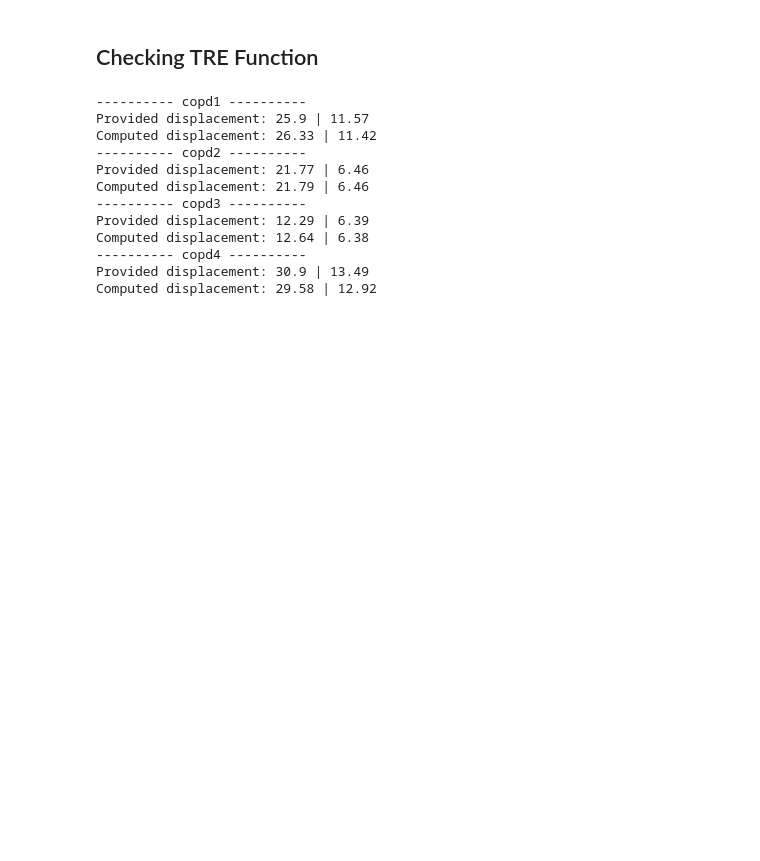
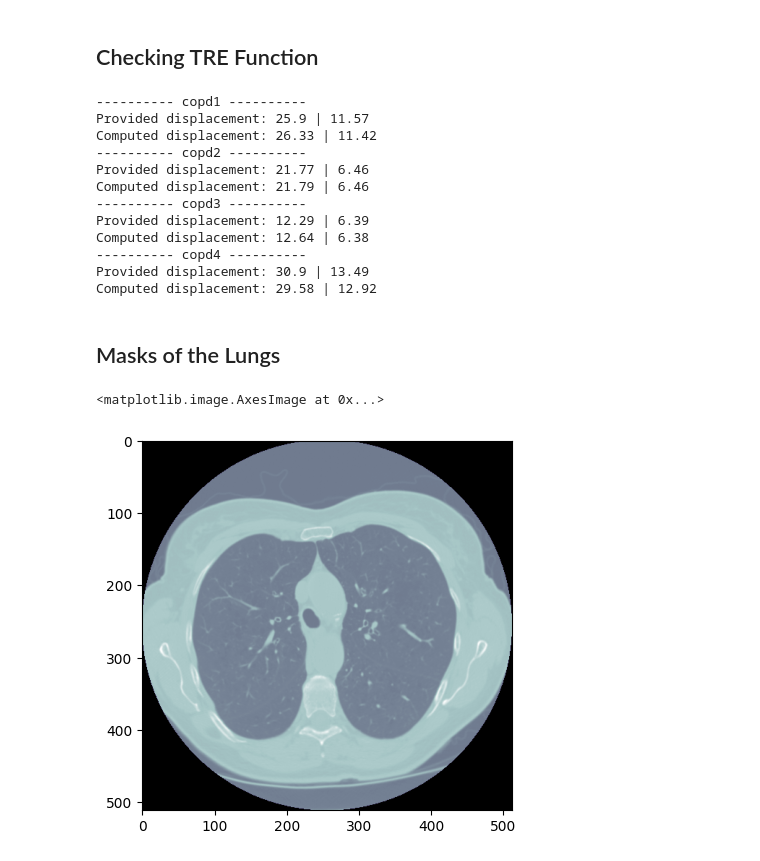
Before and after one commit to EdAlita/lung_registration, a Jupyter notebook: noteebooks/01_dataset.ipynb, the cells around one changed output. Cells and saved outputs as stored; diff of their text form; code cells hidden in the pictures; blank space fills up the shorter version.

Commit message:
Changes to produce masks

```diff
--- a/noteebooks/01_dataset.ipynb
+++ b/noteebooks/01_dataset.ipynb
@@ -57,3 +60,14 @@ Computed displacement: 12.64 | 6.38
 ---------- copd4 ----------
 Provided displacement: 30.9 | 13.49
 Computed displacement: 29.58 | 12.92
+# %% [markdown]
+## Masks of the Lungs
+# %%
+import matplotlib.pyplot as plt
+sample = data.iloc[0]
+img = sitk.GetArrayFromImage(sitk.ReadImage(sample['i_img_path']))
+# %%
+plt.imshow(img[40,:,:],cmap=plt.cm.bone)
+# %% [output]
+<matplotlib.image.AxesImage at 0x...>
+[figure, added]
```
Also changed, not shown: parts of 8 cells of this notebook, 3 other files.
